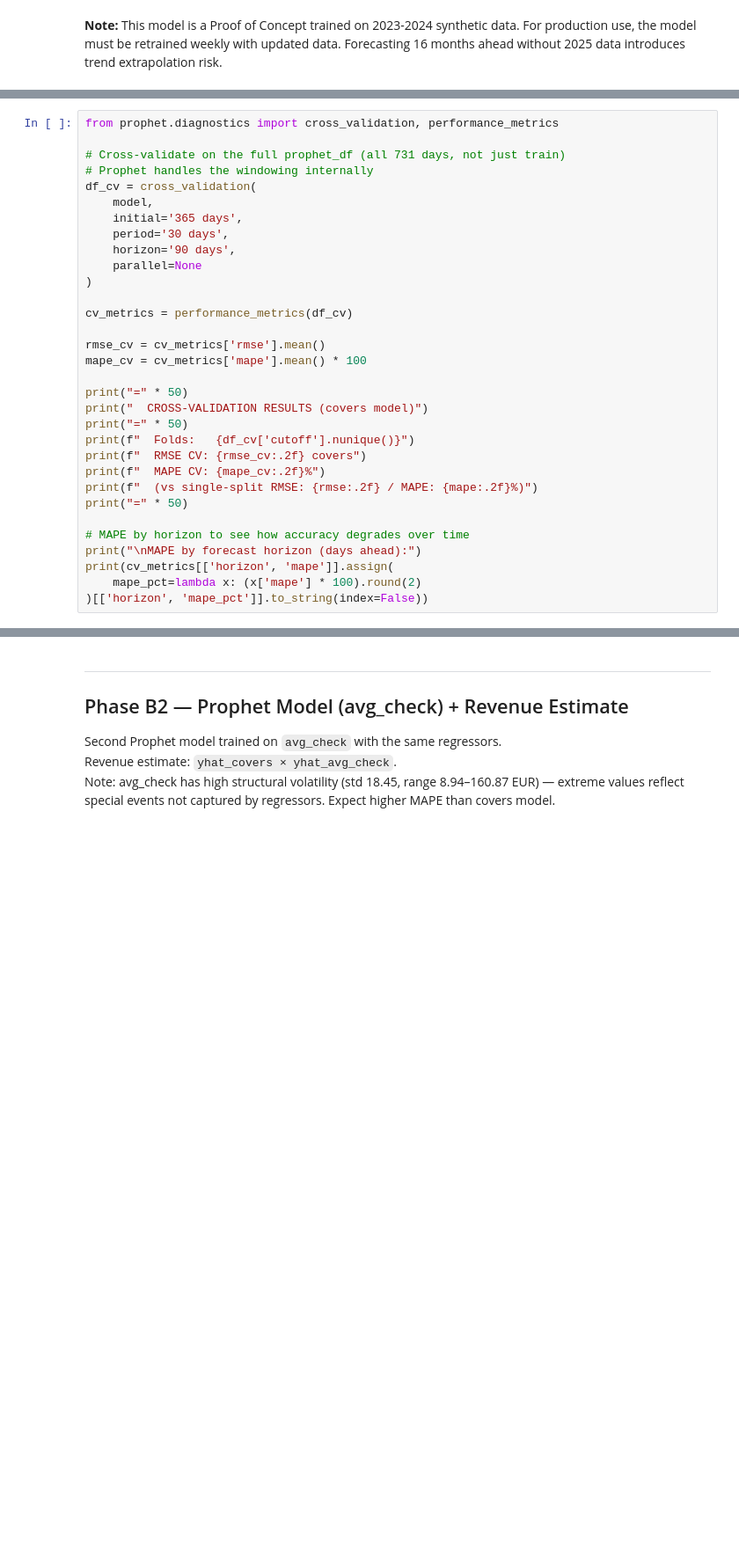
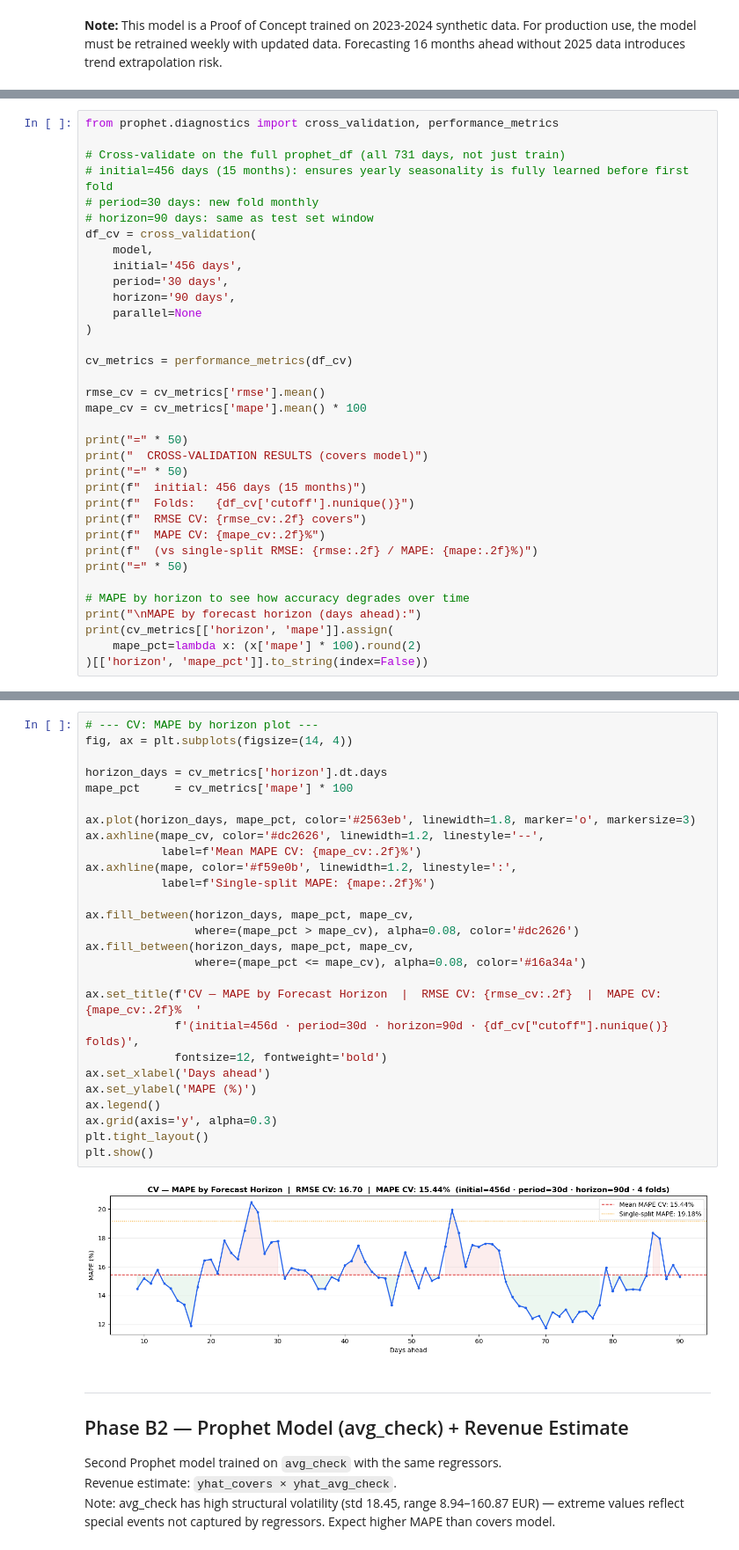
Before and after one commit to GiaLop/horeca-forecasting, a Jupyter notebook: notebook/04_forecasting_model.ipynb, the cells around one changed output, grey strips where cells are left out. Shown at 88% size. Drawn from its saved outputs; the diff is of its cells as text; blank space fills up the shorter version.

```diff
--- a/notebook/04_forecasting_model.ipynb
+++ b/notebook/04_forecasting_model.ipynb
@@ -246,10 +250,12 @@ Produces ~8 fold windows; MAPE averaged across all.
 from prophet.diagnostics import cross_validation, performance_metrics
 
 # Cross-validate on the full prophet_df (all 731 days, not just train)
-# Prophet handles the windowing internally
+# initial=456 days (15 months): ensures yearly seasonality is fully learned before first fold
+# period=30 days: new fold monthly
+# horizon=90 days: same as test set window
 df_cv = cross_validation(
     model,
-    initial='365 days',
+    initial='456 days',
     period='30 days',
     horizon='90 days',
     parallel=None
@@ -263,6 +269,7 @@ mape_cv = cv_metrics['mape'].mean() * 100
 print("=" * 50)
 print("  CROSS-VALIDATION RESULTS (covers model)")
 print("=" * 50)
+print(f"  initial: 456 days (15 months)")
 print(f"  Folds:   {df_cv['cutoff'].nunique()}")
 print(f"  RMSE CV: {rmse_cv:.2f} covers")
 print(f"  MAPE CV: {mape_cv:.2f}%")
@@ -306,3 +308,32 @@ horizon  mape_pct
+# %%
+# --- CV: MAPE by horizon plot ---
+fig, ax = plt.subplots(figsize=(14, 4))
+
+horizon_days = cv_metrics['horizon'].dt.days
+mape_pct     = cv_metrics['mape'] * 100
+
+ax.plot(horizon_days, mape_pct, color='#2563eb', linewidth=1.8, marker='o', markersize=3)
+ax.axhline(mape_cv, color='#dc2626', linewidth=1.2, linestyle='--',
+           label=f'Mean MAPE CV: {mape_cv:.2f}%')
+ax.axhline(mape, color='#f59e0b', linewidth=1.2, linestyle=':',
+           label=f'Single-split MAPE: {mape:.2f}%')
+
+ax.fill_between(horizon_days, mape_pct, mape_cv,
+                where=(mape_pct > mape_cv), alpha=0.08, color='#dc2626')
+ax.fill_between(horizon_days, mape_pct, mape_cv,
+                where=(mape_pct <= mape_cv), alpha=0.08, color='#16a34a')
+
+ax.set_title(f'CV — MAPE by Forecast Horizon  |  RMSE CV: {rmse_cv:.2f}  |  MAPE CV: {mape_cv:.2f}%  '
+             f'(initial=456d · period=30d · horizon=90d · {df_cv["cutoff"].nunique()} folds)',
+             fontsize=12, fontweight='bold')
+ax.set_xlabel('Days ahead')
+ax.set_ylabel('MAPE (%)')
+ax.legend()
+ax.grid(axis='y', alpha=0.3)
+plt.tight_layout()
+plt.show()
+# %% [output]
+[figure, added]
 # %% [markdown]
 ---
 ## Phase B2 — Prophet Model (avg_check) + Revenue Estimate
```
Also changed, not shown: parts of 19 cells of this notebook.
